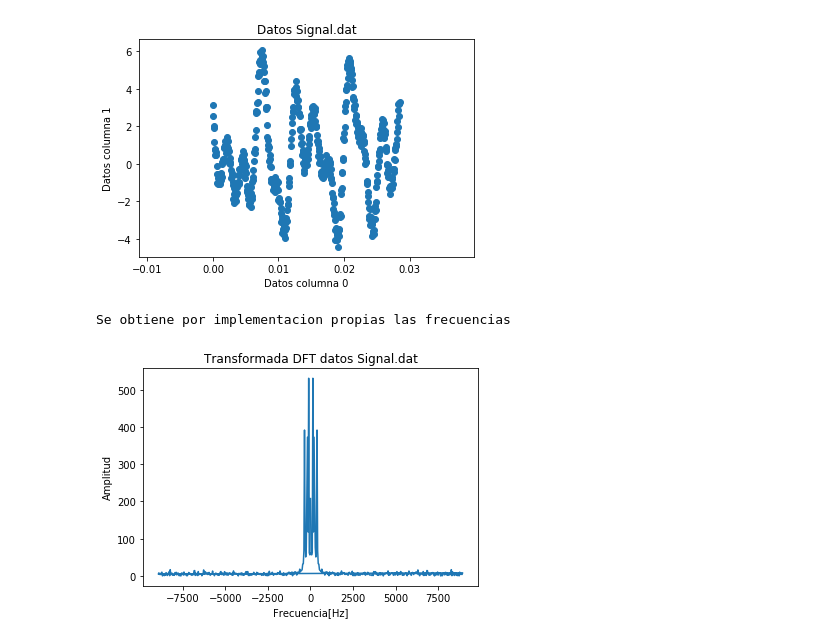
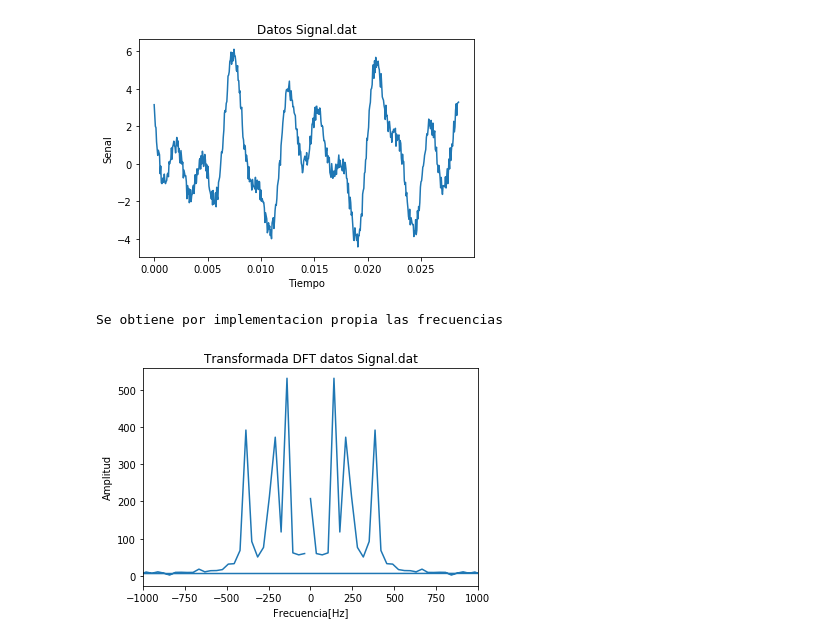
Before and after one commit to JADC362/MetodoTarea3, a Jupyter notebook: Furier.ipynb, the cells around one changed output. Cells and saved outputs as stored; diff of their text form; code cells hidden in the pictures.

```diff
--- a/Furier.ipynb
+++ b/Furier.ipynb
@@ -9,15 +11,15 @@ datosIncompletos = np.genfromtxt("incompletos.dat",delimiter=",")
 # %%
 #Ploteo datos signal
 plt.figure()
 datosSignalX = datosSignal[:,0]
 datosSignalY = datosSignal[:,1]
-plt.scatter(datosSignalX,datosSignalY)
+plt.plot(datosSignalX,datosSignalY)
 plt.title("Datos Signal.dat")
-plt.ylabel("Datos columna 1")
-plt.xlabel("Datos columna 0")
+plt.ylabel("Senal")
+plt.xlabel("Tiempo")
 plt.savefig("DuarteJohn_signal.pdf",bbox_inches="tight")
 # %% [output]
-[figure, old version]
+[figure, new version]
 # %%
 #DFT
 def furierDiscreto(datosy):
@@ -31,17 +33,19 @@ def furierDiscreto(datosy):
         dft[n]=valorn
     return dft
 # %%
+#Ploteo transformada de furier de datosSignal
 dft=furierDiscreto(datosSignalY)
 pf = (1/(datosSignalX[1]-datosSignalX[0]))
-freq = np.concatenate((np.linspace(0,pf,len(datosSignalY))[0:256],np.linspace(-pf,0,len(datosSignalY))[256:512]))
+freq = np.concatenate((np.linspace(0,pf,len(datosSignalY))[0:256],np.linspace(-pf,0,len(datosSignalY))[255:511]))
 #Ploteo datos signal
 plt.figure()
 plt.plot(freq,abs(dft))
 plt.title("Transformada DFT datos Signal.dat")
 plt.ylabel("Amplitud")
 plt.xlabel("Frecuencia[Hz]")
+plt.xlim([-1000,1000])
 plt.savefig("DuarteJohn_TF.pdf",bbox_inches="tight")
-print("Se obtiene por implementacion propias las frecuencias")
+print("Se obtiene por implementacion propia las frecuencias")
 # %% [output]
-Se obtiene por implementacion propias las frecuencias
+Se obtiene por implementacion propia las frecuencias
-[figure, old version]
+[figure, new version]
```
Also changed, not shown: parts of 8 cells of this notebook, 1 other file.
